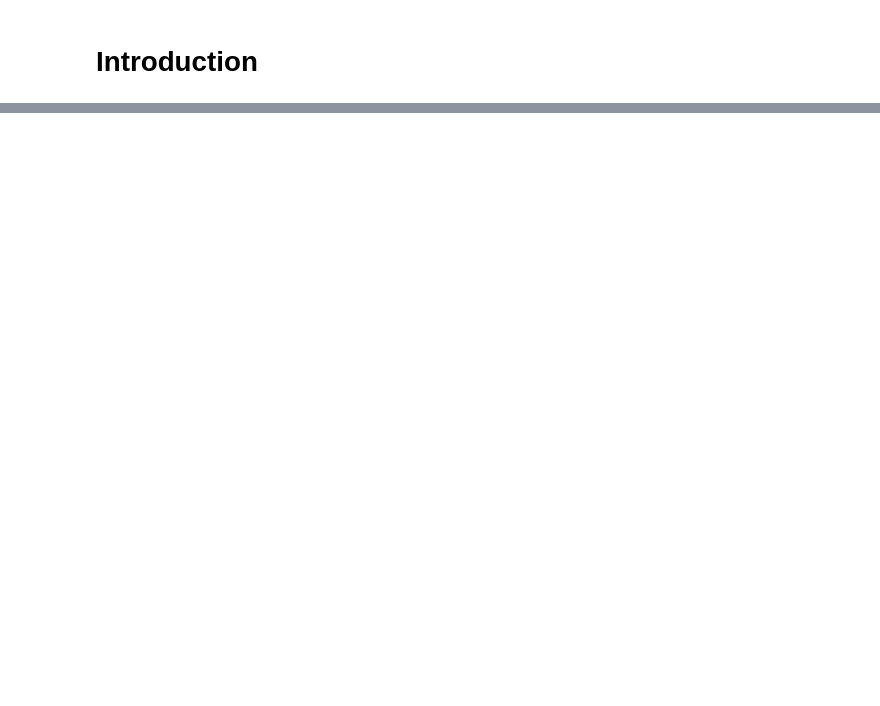
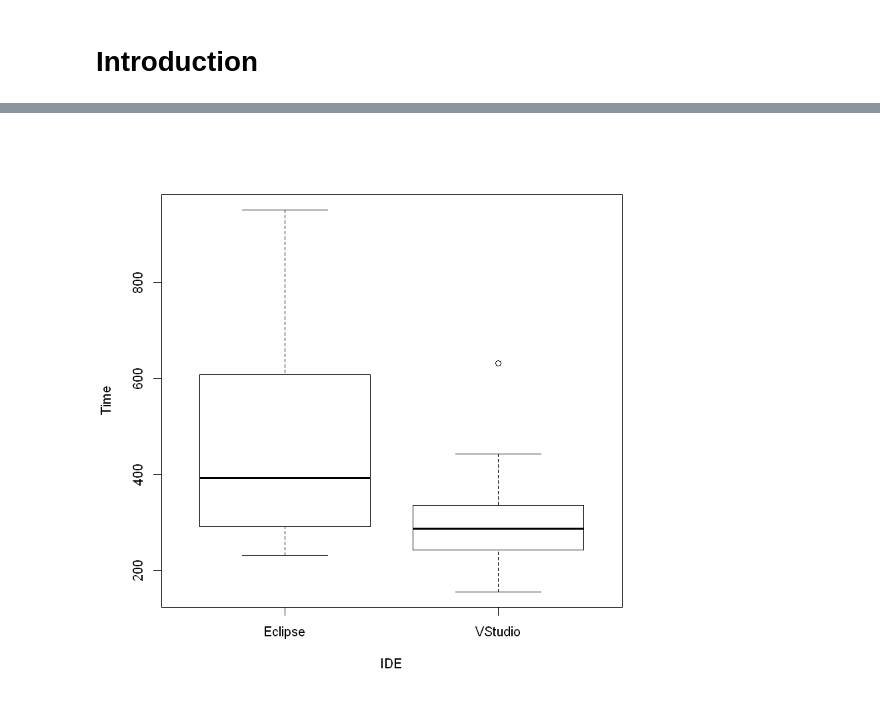
Before and after one commit to iamjz/R-Data, a Jupyter notebook: Designing, Running, and Analyzing Experiments/Week 04.ipynb, the cells around one changed output, grey strips where cells are left out. Saved outputs shown, nothing was run; the diff lists cells and outputs as text; code cells hidden in the pictures; blank space fills up the shorter version.

```diff
--- a/Designing, Running, and Analyzing Experiments/Week 04.ipynb
+++ b/Designing, Running, and Analyzing Experiments/Week 04.ipynb
@@ -40,0 +101,4 @@ Lastly - is this factor a between or within subjects factor? We know that it's b
+# %%
+plot(Time ~ IDE, data=ide2)
+# %% [output]
+[figure, added]
```
Also changed, not shown: parts of 14 cells of this notebook.
